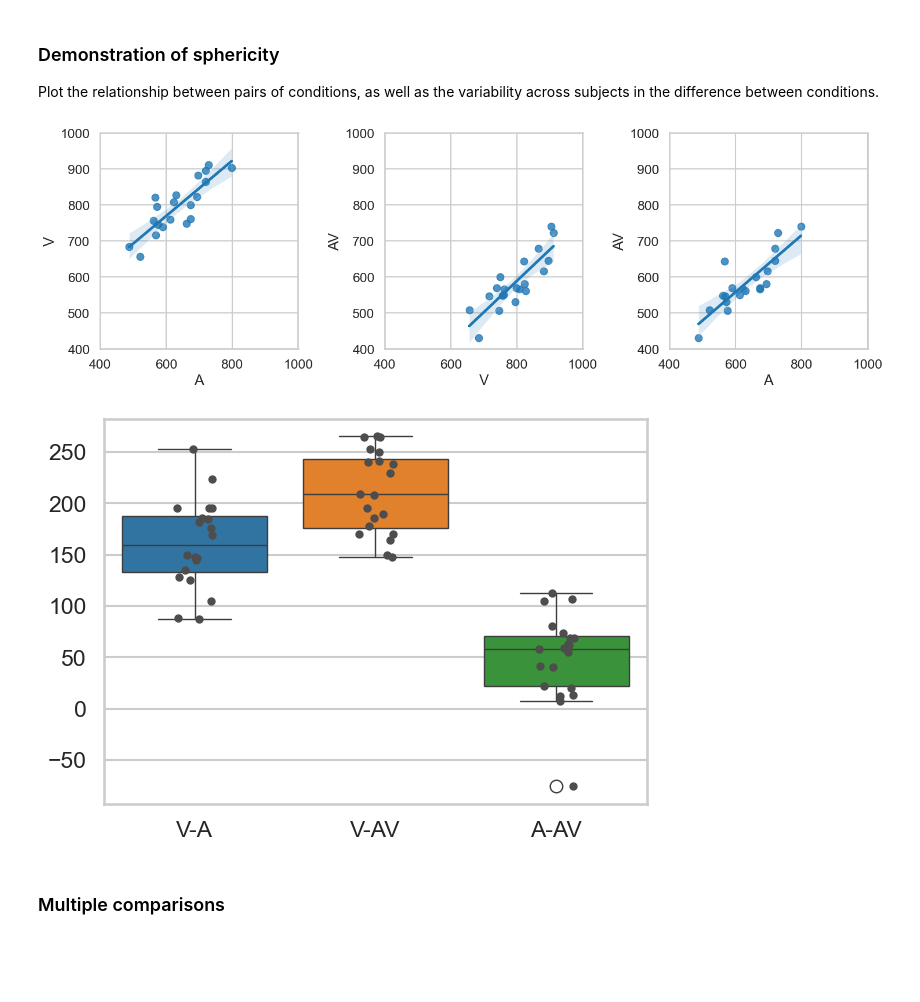
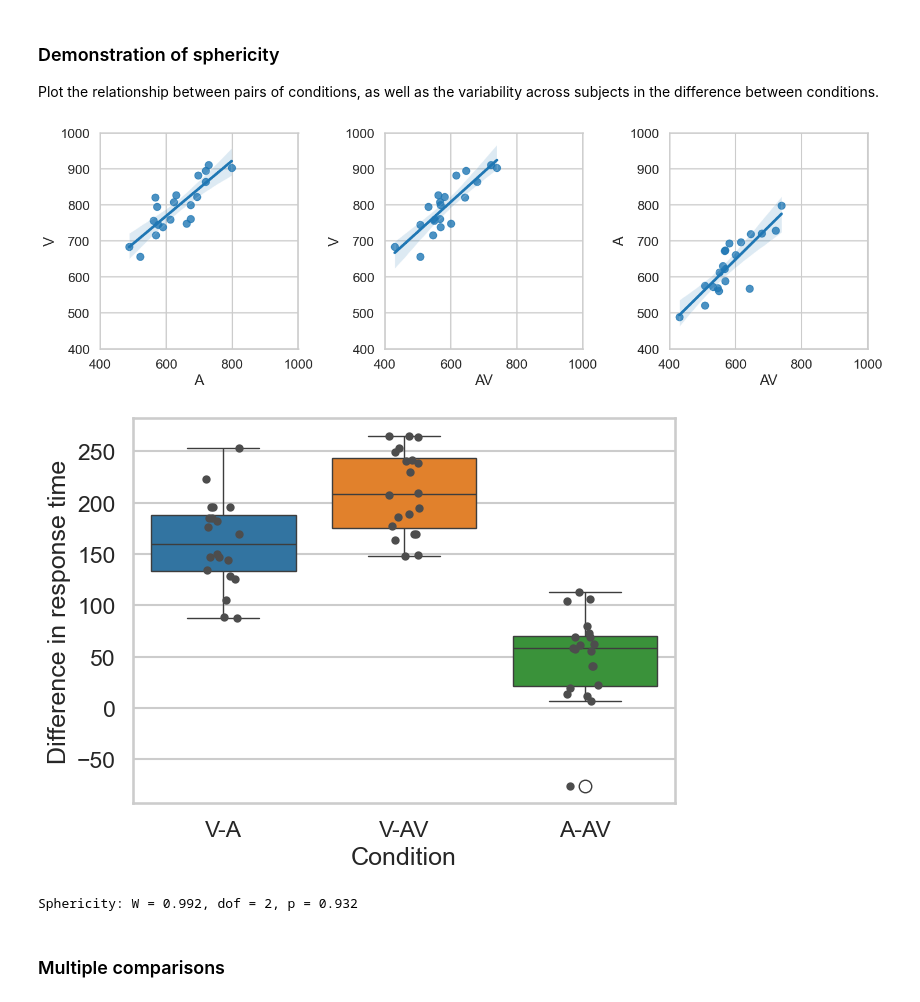
Before and after one commit to natezuk/stats-visualizations, a Jupyter notebook: anova_lectures_2024/rm_anova_AV.ipynb, the cells around one changed output. Drawn from its saved outputs; the diff is of its cells as text; code cells hidden in the pictures; blank space fills up the shorter version.

```diff
--- a/anova_lectures_2024/rm_anova_AV.ipynb
+++ b/anova_lectures_2024/rm_anova_AV.ipynb
@@ -152,8 +154,8 @@ Plot the relationship between pairs of conditions, as well as the variability ac
 paired_cond = df.pivot(columns='Condition',values='Response time',index='Subject')
 fig, axes = plt.subplots(1, 3, figsize=(15,5))
 sns.regplot(x='A', y='V', data=paired_cond, ax=axes[0])
-sns.regplot(x='V', y='AV', data=paired_cond, ax=axes[1])
-sns.regplot(x='A', y='AV', data=paired_cond, ax=axes[2])
+sns.regplot(x='AV', y='V', data=paired_cond, ax=axes[1])
+sns.regplot(x='AV', y='A', data=paired_cond, ax=axes[2])
 
 # Set to the same axes
 for n in range(3):
@@ -163,22 +165,29 @@ for n in range(3):
 plt.tight_layout()
 plt.show()
 # %% [output]
-[figure, old version]
+[figure, new version]
 # %%
 # Make the same set of subplots showing the variability in the difference between conditions
 diff_cond = {
     'V-A': paired_cond['V']-paired_cond['A'],
     'V-AV': paired_cond['V']-paired_cond['AV'],
     'A-AV': paired_cond['A']-paired_cond['AV']
 }
 df_diff = pd.DataFrame(diff_cond)
 
 fig, axes = plt.subplots(figsize=(7,5))
 sns.boxplot(data=df_diff)
 sns.stripplot(data=df_diff, color=".3", size=6)
+axes.set(xlabel="Condition",ylabel="Difference in response time")
 plt.show()
 # %% [output]
-[figure, old version]
+[figure, new version]
+# %%
+# Display the result of Mauchly's test for sphericity
+spher, W, chi2, dof, pval = pg.sphericity(data=df, dv='Response time', within='Condition', subject='Subject')
+print(f'Sphericity: W = {W:.3f}, dof = {dof}, p = {pval:.3f}')
+# %% [output]
+Sphericity: W = 0.992, dof = 2, p = 0.932
 # %% [markdown]
 ### Multiple comparisons
 # %%
```
Also changed, not shown: parts of 1 cell of this notebook.
